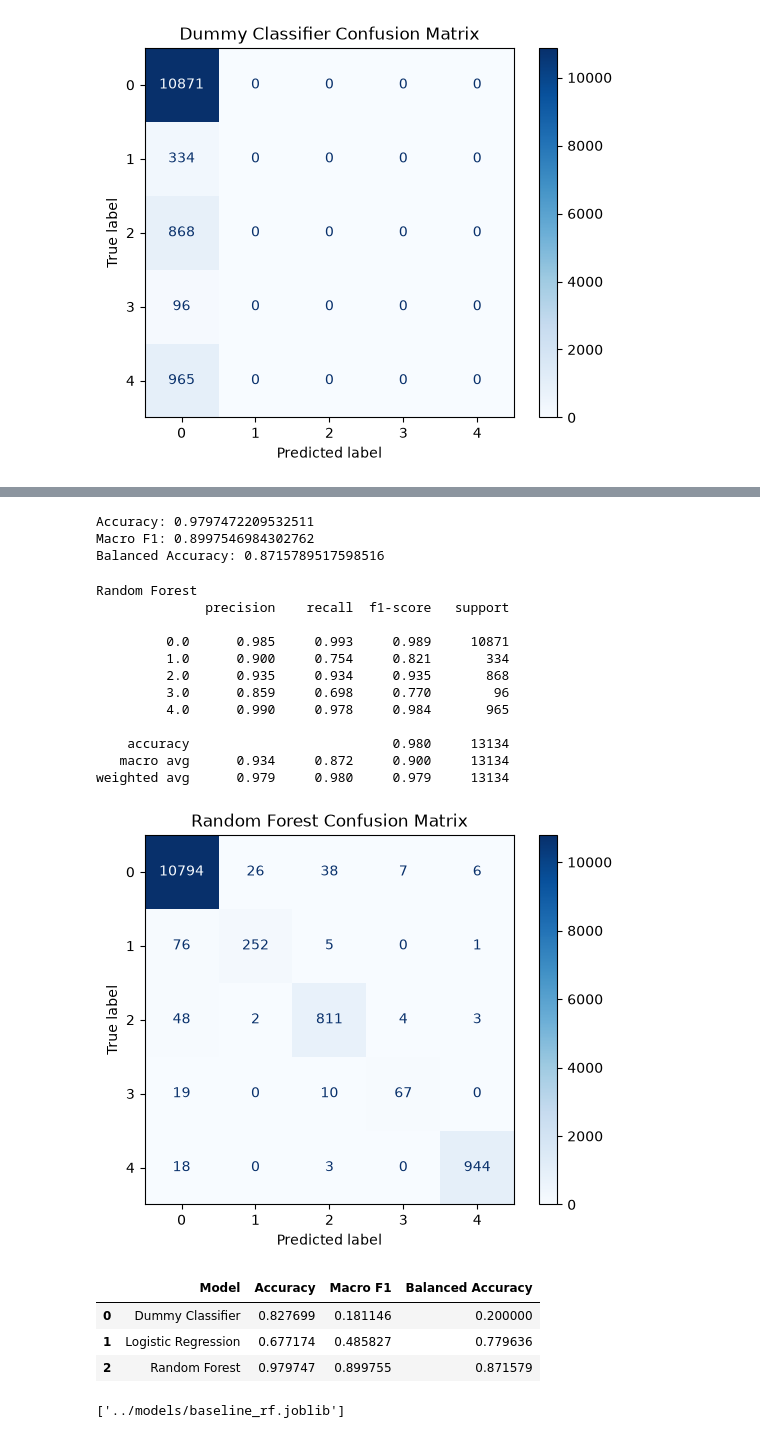
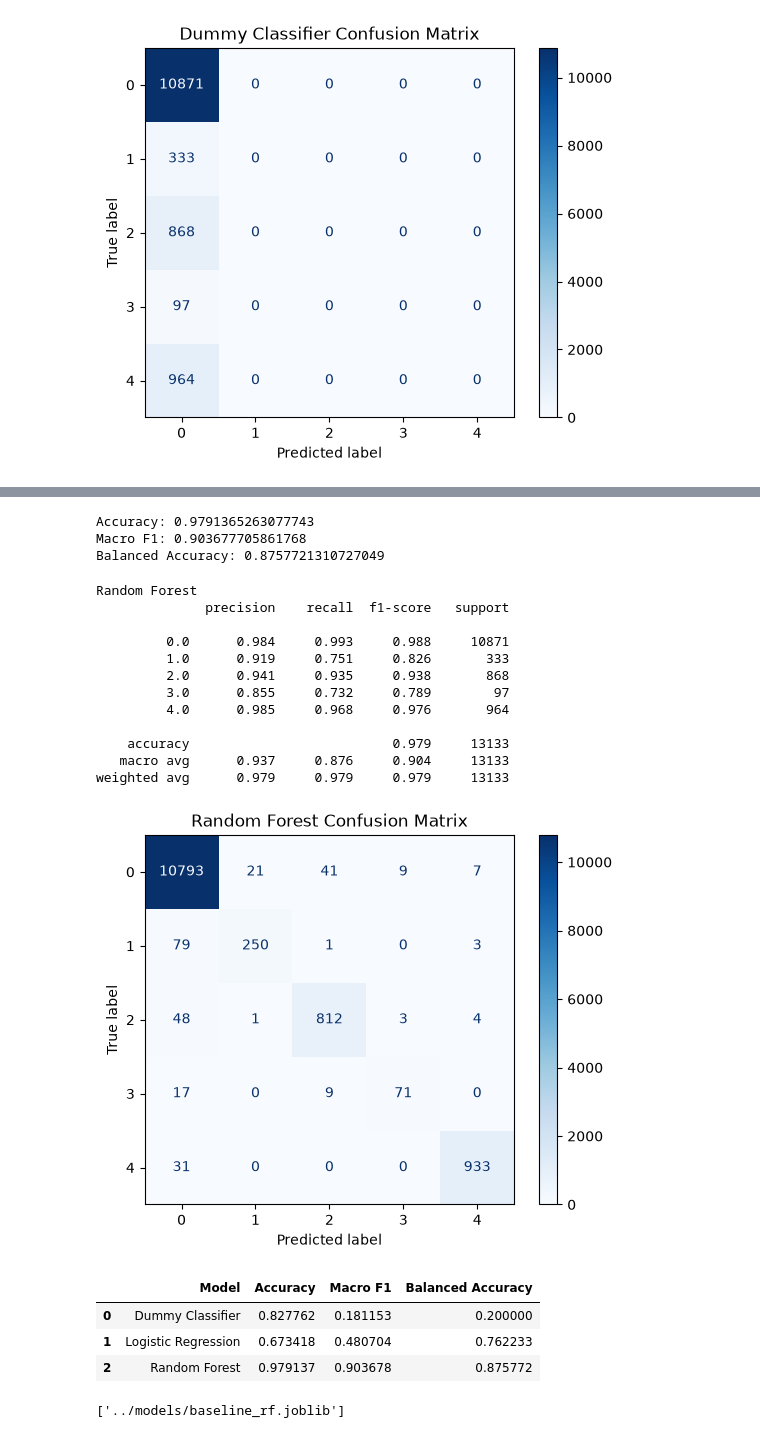
Before and after one commit to ashit0907/ecg-arrhythmia-classification, a Jupyter notebook: notebooks/eda_and_ml_models.ipynb, the cells around one changed output, grey strips where cells are left out. Drawn from its saved outputs; the diff is of its cells as text; code cells hidden in the pictures.

```diff
--- a/notebooks/eda_and_ml_models.ipynb
+++ b/notebooks/eda_and_ml_models.ipynb
@@ -125,7 +114,7 @@ train_X,test_X,train_y,test_y = train_test_split(X,y,test_size=0.15,stratify=y,r
 # %%
 scaler = StandardScaler()
 scaled_train_X = scaler.fit_transform(train_X)
-scaled_test_X = scaler.transform(test_X)
+scaled_val_X = scaler.transform(val_X)
 # %%
 from sklearn.dummy import DummyClassifier
 from sklearn.metrics import accuracy_score, f1_score, balanced_accuracy_score,classification_report,confusion_matrix,ConfusionMatrixDisplay
@@ -135,5 +124,5 @@ from sklearn.model_selection import RandomizedSearchCV
 # %%
 dummy = DummyClassifier(strategy="most_frequent")
 dummy.fit(train_X, train_y)
-dummy_pred = dummy.predict(test_X)
+dummy_pred = dummy.predict(val_X)
 # %%
@@ -179,5 +168,5 @@ params = {"C":[0.01,0.1,1,10],"solver":["lbfgs"],"max_iter":[1000,2000],"class_w
 random_search = RandomizedSearchCV(LogisticRegression(),params,cv=5,n_iter=10,n_jobs=-1,random_state=42)
 random_search.fit(scaled_train_X,train_y)
 best_lr_model = random_search.best_estimator_
-y_pred = best_lr_model.predict(scaled_test_X)
+lr_pred = best_lr_model.predict(scaled_val_X)
 # %%
@@ -223,33 +212,33 @@ params = {"n_estimators":[100,200,300],"max_depth":[10,20,None],"min_samples_spl
 random_search = RandomizedSearchCV(RandomForestClassifier(),params,cv=5,n_iter=10,n_jobs=-1,random_state=42)
 random_search.fit(train_X,train_y)
 best_rf_model = random_search.best_estimator_
-rf_pred = best_rf_model.predict(test_X)
+rf_pred = best_rf_model.predict(val_X)
 # %%
-print("Accuracy:", accuracy_score(test_y, rf_pred))
-print("Macro F1:", f1_score(test_y, rf_pred, average="macro"))
-print("Balanced Accuracy:", balanced_accuracy_score(test_y, rf_pred))
+print("Accuracy:", accuracy_score(val_y, rf_pred))
+print("Macro F1:", f1_score(val_y, rf_pred, average="macro"))
+print("Balanced Accuracy:", balanced_accuracy_score(val_y, rf_pred))
 # %% [output]
-Accuracy: 0.9797472209532511
-Macro F1: 0.8997546984302762
-Balanced Accuracy: 0.8715789517598516
+Accuracy: 0.9791365263077743
+Macro F1: 0.903677705861768
+Balanced Accuracy: 0.8757721310727049
 # %%
 print("Random Forest")
-print(classification_report(test_y, rf_pred, digits=3))
+print(classification_report(val_y, rf_pred, digits=3))
 # %% [output]
 Random Forest
               precision    recall  f1-score   support
 
-         0.0      0.985     0.993     0.989     10871
-         1.0      0.900     0.754     0.821       334
-         2.0      0.935     0.934     0.935       868
-         3.0      0.859     0.698     0.770        96
-         4.0      0.990     0.978     0.984       965
+         0.0      0.984     0.993     0.988     10871
+         1.0      0.919     0.751     0.826       333
+         2.0      0.941     0.935     0.938       868
+         3.0      0.855     0.732     0.789        97
+         4.0      0.985     0.968     0.976       964
 
-    accuracy                          0.980     13134
-   macro avg      0.934     0.872     0.900     13134
-weighted avg      0.979     0.980     0.979     13134
+    accuracy                          0.979     13133
+   macro avg      0.937     0.876     0.904     13133
+weighted avg      0.979     0.979     0.979     13133
 # %%
-cm = confusion_matrix(test_y, rf_pred)
+cm = confusion_matrix(val_y, rf_pred)
 
 disp = ConfusionMatrixDisplay(
     confusion_matrix=cm,
@@ -260,33 +249,33 @@ disp.plot(cmap="Blues", values_format="d")
 plt.title("Random Forest Confusion Matrix")
 plt.show()
 # %% [output]
-[figure, old version]
+[figure, new version]
 # %%
 results = []
 
 models = {
     "Dummy Classifier": dummy_pred,
-    "Logistic Regression": y_pred,
+    "Logistic Regression": lr_pred,
     "Random Forest": rf_pred
 }
 
 for name, predictions in models.items():
 
     results.append({
         "Model": name,
-        "Accuracy": accuracy_score(test_y, predictions),
-        "Macro F1": f1_score(test_y, predictions, average="macro"),
-        "Balanced Accuracy": balanced_accuracy_score(test_y, predictions)
+        "Accuracy": accuracy_score(val_y, predictions),
+        "Macro F1": f1_score(val_y, predictions, average="macro"),
+        "Balanced Accuracy": balanced_accuracy_score(val_y, predictions)
     })
 
 results_df = pd.DataFrame(results)
 
 results_df
 # %% [output]
 |  | Model | Accuracy | Macro F1 | Balanced Accuracy |
-| 0 | Dummy Classifier | 0.827699 | 0.181146 | 0.200000 |
-| 1 | Logistic Regression | 0.677174 | 0.485827 | 0.779636 |
-| 2 | Random Forest | 0.979747 | 0.899755 | 0.871579 |
+| 0 | Dummy Classifier | 0.827762 | 0.181153 | 0.200000 |
+| 1 | Logistic Regression | 0.673418 | 0.480704 | 0.762233 |
+| 2 | Random Forest | 0.979137 | 0.903678 | 0.875772 |
 # %%
 from pathlib import Path
 import json
```
Also changed, not shown: parts of 12 cells of this notebook, 13 other files.
